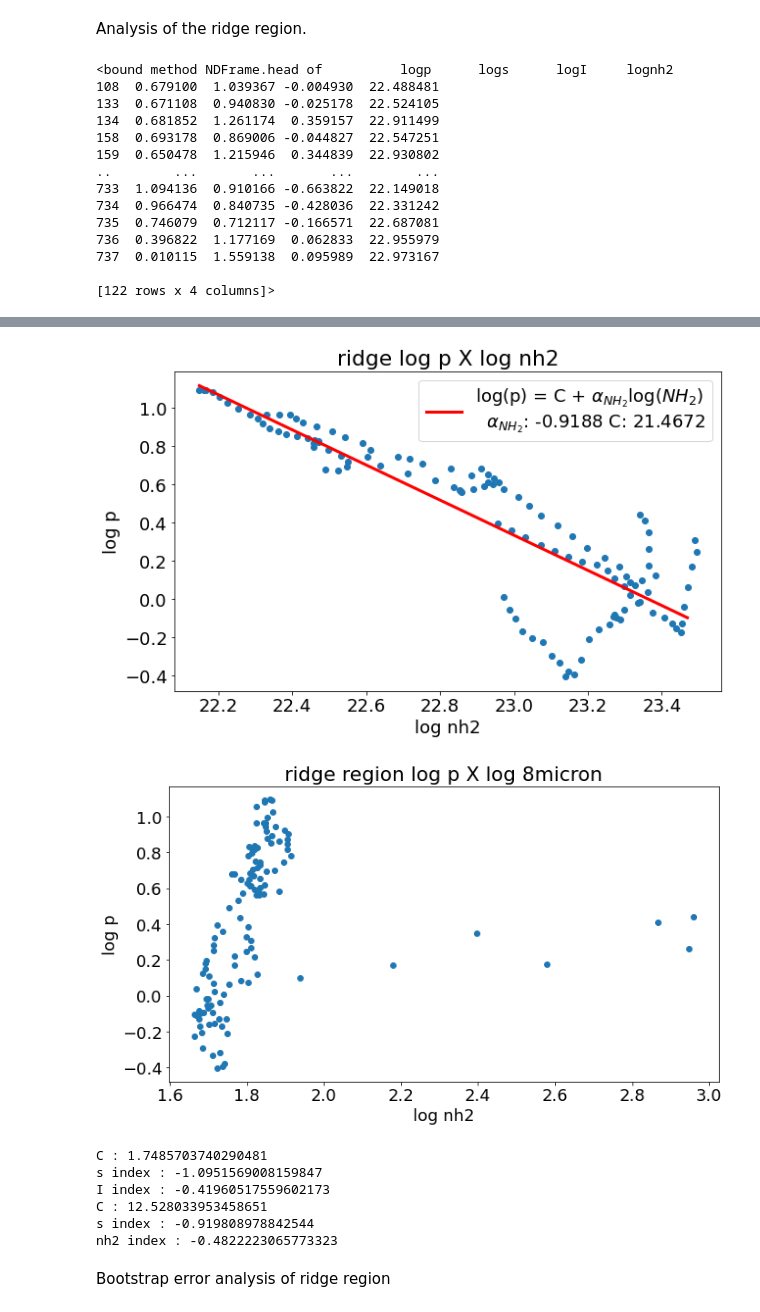
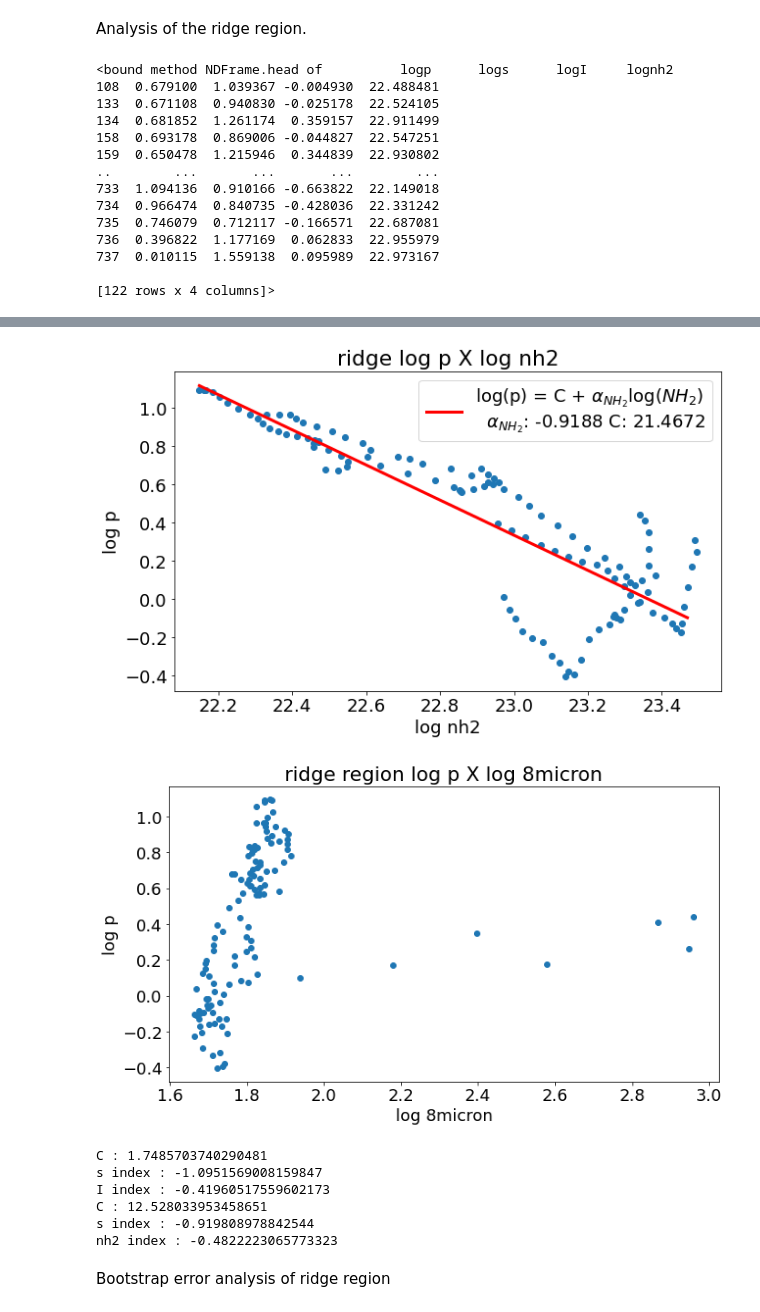
Before and after one commit to Siddharth3-14/Internship-MIT, a Jupyter notebook: dr21_C2N_analysis.ipynb, the cells around one changed output, grey strips where cells are left out. Drawn from its saved outputs; the diff is of its cells as text; code cells hidden in the pictures.

```diff
--- a/dr21_C2N_analysis.ipynb
+++ b/dr21_C2N_analysis.ipynb
@@ -1192,7 +1194,7 @@ ax4.scatter(log_8micron,log_p)
 # ax4.plot(nh2_bins,Pnh2_FitFunc_outflow,'r',linewidth=3,label = label_temp)
 ax4.set_title("ridge region log p X log 8micron")
 ax4.set_ylabel('log p')
-ax4.set_xlabel('log nh2')
+ax4.set_xlabel('log 8micron')
 
 ax1.set_title("ridge log p X log S")
 ax1.set_ylabel('log p ')
@@ -1222,34 +1224,34 @@ def DoubleParamFunc(X, a, b, c):
 
 p0 = -0.2278,-0.3994,2.
 PSI_param_lower, PSI_param_cov_lower = curve_fit(DoubleParamFunc,(df_log['logs'],df_log['logI']), df_log['logp'],p0)
 print('C :',PSI_param_lower[0])
 print('s index :',PSI_param_lower[1])
 print('I index :',PSI_param_lower[2])
 
 p0 = -0.2278, -0.8567, 2.
 PSI_param_lower, PSI_param_cov_lower = curve_fit(DoubleParamFunc,(df_log['logs'],df_log['lognh2']), df_log['logp'],p0)
 print('C :',PSI_param_lower[0])
 print('s index :',PSI_param_lower[1])
 print('nh2 index :',PSI_param_lower[2])
 # %% [output]
 <bound method NDFrame.head of          logp      logs      logI     lognh2
 108  0.679100  1.039367 -0.004930  22.488481
 133  0.671108  0.940830 -0.025178  22.524105
 134  0.681852  1.261174  0.359157  22.911499
 158  0.693178  0.869006 -0.044827  22.547251
 159  0.650478  1.215946  0.344839  22.930802
 ..        ...       ...       ...        ...
 733  1.094136  0.910166 -0.663822  22.149018
 734  0.966474  0.840735 -0.428036  22.331242
 735  0.746079  0.712117 -0.166571  22.687081
 736  0.396822  1.177169  0.062833  22.955979
 737  0.010115  1.559138  0.095989  22.973167
 
 [122 rows x 4 columns]>
 [figure]
 [figure]
 [figure]
-[figure, old version]
+[figure, new version]
 C : 1.7485703740290481
 s index : -1.0951569008159847
 I index : -0.41960517559602173
```
Also changed, not shown: parts of 1 cell of this notebook, 1 other file.
